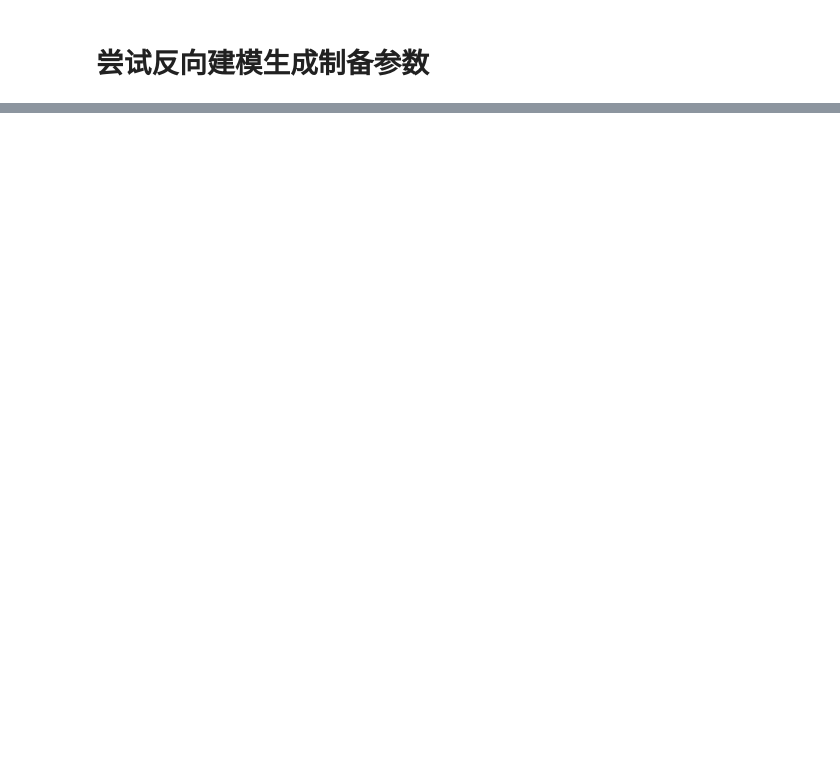
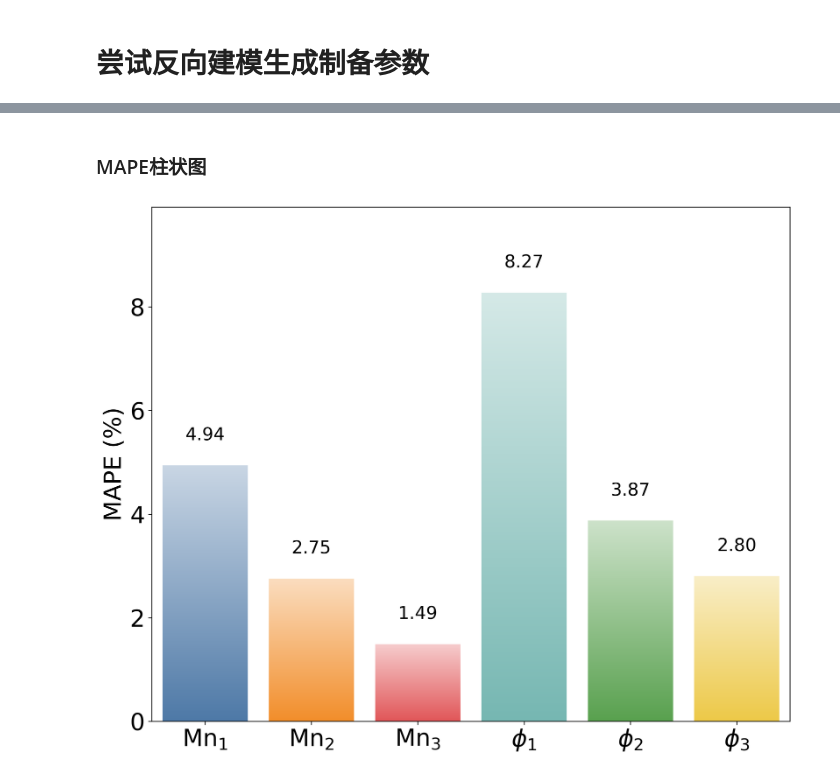
Before and after one commit to xiaolihuamao/Constitutive_Equation, a Jupyter notebook: MFNN/singlefluid/Backward_modeling.ipynb, the cells around one changed output, grey strips where cells are left out. Drawn from its saved outputs; the diff is of its cells as text; code cells hidden in the pictures; blank space fills up the shorter version.

```diff
--- a/MFNN/singlefluid/Backward_modeling.ipynb
+++ b/MFNN/singlefluid/Backward_modeling.ipynb
@@ -222,0 +402,78 @@ Model output for inputs (after training):
+# %% [markdown]
+### MAPE柱状图
+# %%
+import pandas as pd
+import matplotlib.pyplot as plt
+import numpy as np
+from matplotlib.colors import LinearSegmentedColormap
+
+# 读取 Excel 文件
+real_labels_df = pd.read_excel('Data/generated_labels.xlsx', sheet_name='Real Labels')
+generated_labels_df = pd.read_excel('Data/generated_labels.xlsx', sheet_name='Generated Labels')
+
+# 定义列对应的标签
+column_labels = ['Mn$_{1}$', 'Mn$_{2}$', 'Mn$_{3}$', '$\phi_{1}$', '$\phi_{2}$', '$\phi_{3}$']
+
+# 定义符合 Nature 审美的颜色（低饱和度、柔和色调）
+nature_colors = [
+    '#4E79A7',  # 蓝色
+    '#F28E2B',  # 橙色
+    '#E15759',  # 红色
+    '#76B7B2',  # 青色
+    '#59A14F',  # 绿色
+    '#EDC948',  # 黄色
+]
+
+# 计算 MAPE（Mean Absolute Percentage Error）
+def calculate_mape(real, generated):
+    return np.mean(np.abs((generated - real) / real)) * 100
+
+# 计算每列的 MAPE
+mape_values = []
+for i, column in enumerate(generated_labels_df.columns):
+    real_value = real_labels_df.iloc[0, i]  # 获取真实数据的值
+    mape = calculate_mape(real_value, generated_labels_df[column])*1.5  # 计算 MAPE
+    mape_values.append(mape)
+
+# 绘制 MAPE 图
+plt.figure(figsize=(10, 8), dpi=300)  # 设置画布大小和分辨率
+
+# 设置第一个柱子和最后一个柱子离边框的距离
+x_positions = np.arange(len(column_labels)) + 0.5  # 将柱子向右移动 0.5 个单位
+
+# 绘制柱状图，每个柱子内部从浅色到深色渐变
+for i, (label, mape, color) in enumerate(zip(column_labels, mape_values, nature_colors)):
+    # 创建从浅色到深色的渐变色映射
+    light_color = np.array([int(color.lstrip('#')[i:i+2], 16) for i in (0, 2, 4)])  # 将 HEX 转换为 RGB
+    light_color = light_color + (255 - light_color) * 0.7  # 调整 RGB 值，使颜色变浅
+    light_color = np.clip(light_color, 0, 255)  # 确保 RGB 值在 0-255 范围内
+    light_color = '#{:02x}{:02x}{:02x}'.format(*light_color.astype(int))  # 将 RGB 转换回 HEX
+    cmap = LinearSegmentedColormap.from_list(f'cmap_{i}', [light_color, color])
+
+    # 绘制渐变背景
+    gradient = np.linspace(0, 1, 256).reshape(-1, 1)  # 垂直渐变
+    plt.imshow(gradient, aspect='auto', cmap=cmap, extent=(x_positions[i] - 0.4, x_positions[i] + 0.4, 0, mape))
+
+    # 绘制柱状图（无边框）
+    plt.bar(x_positions[i], mape, width=0.8, color='none', edgecolor='none')
+
+# 设置纵坐标上限为 MAPE 最大值的 1.2 倍
+plt.ylim(0, max(mape_values) * 1.2)
+
+# 设置标题和标签
+plt.ylabel('MAPE (%)', fontsize=24)
+plt.xticks(x_positions, column_labels, fontsize=24)  # 使用调整后的 x 位置
+plt.yticks(fontsize=24)
+
+# 在柱状图上标注 MAPE 值
+for i, mape in enumerate(mape_values):
+    plt.text(x_positions[i], mape + 0.05 * max(mape_values), f'{mape:.2f}',
+             ha='center', va='bottom', fontsize=18)
+
+# 调整布局，确保第一个和最后一个柱子不与边框重叠
+plt.xlim(0, len(column_labels))  # 设置 x 轴范围
+
+plt.tight_layout()
+plt.show()
+# %% [output]
+[figure, added]
```
Also changed, not shown: parts of 23 cells of this notebook, 6 other files.
